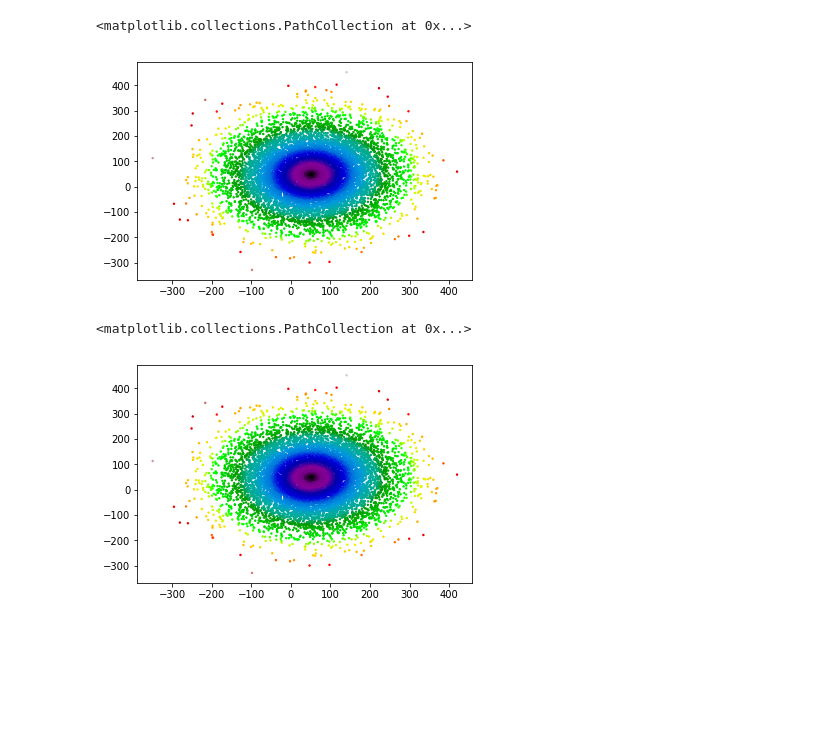
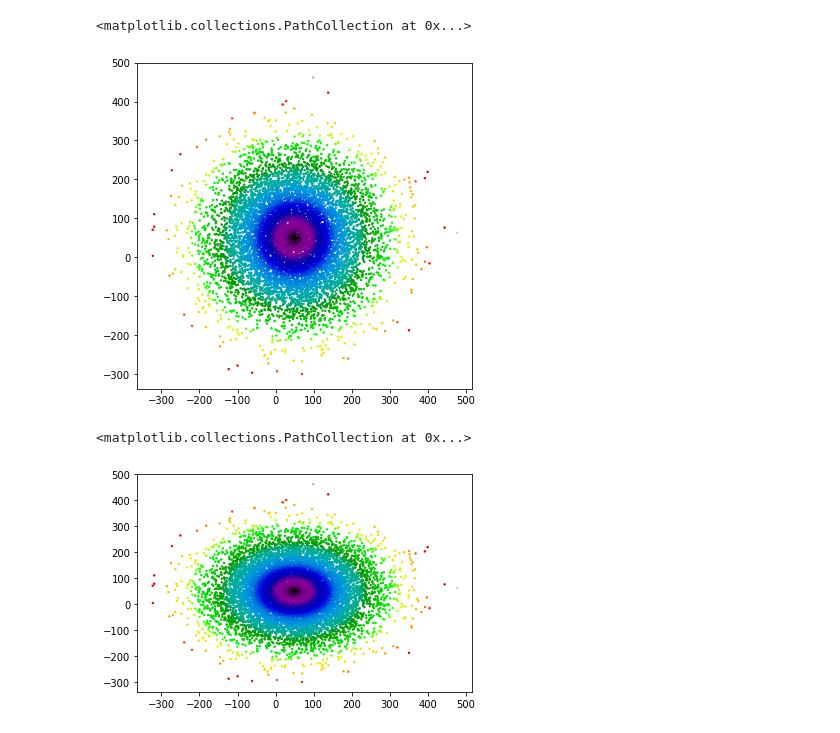
Before and after one commit to piyush-kgp/Classical-ML-revision, a Jupyter notebook: mahalanobis.ipynb, the cells around one changed output. Cells and saved outputs as stored; diff of their text form; code cells hidden in the pictures; blank space fills up the shorter version.

Commit message:
mahalanobis distance plot

```diff
--- a/mahalanobis.ipynb
+++ b/mahalanobis.ipynb
@@ -15,10 +15,11 @@ def MahalanobisDist(data):
 X = np.random.normal(50, 100, size=(10000, 2))
 MD = MahalanobisDist(data=X)
 # %%
+plt.figure(figsize=(6, 6))
 plt.scatter(X[:,0], X[:, 1], c=MD, s=2, cmap=plt.cm.nipy_spectral)
 # %% [output]
 <matplotlib.collections.PathCollection at 0x...>
-[figure, old version]
+[figure, new version]
 # %%
 def MahalanobisDistVect(data):
     cov = np.cov(data.T)
@@ -30,7 +31,8 @@ def MahalanobisDistVect(data):
 # %%
 MD = MahalanobisDistVect(data=X)
 # %%
+plt.figure(figsize=(6, 6))
 plt.scatter(X[:,0], X[:, 1], c=MD, s=2, cmap=plt.cm.nipy_spectral)
 # %% [output]
 <matplotlib.collections.PathCollection at 0x...>
-[figure, old version]
+[figure, new version]
```
